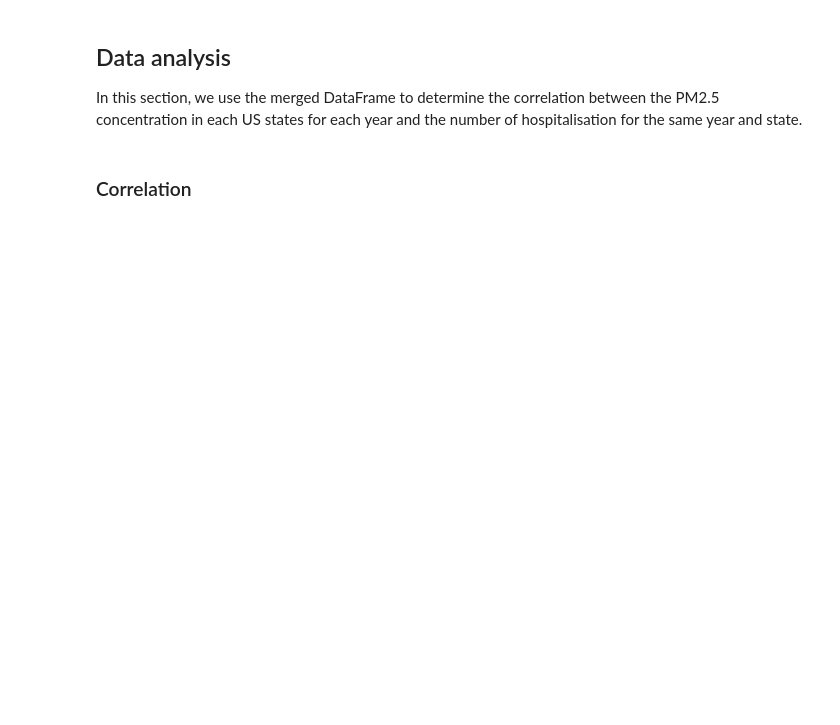
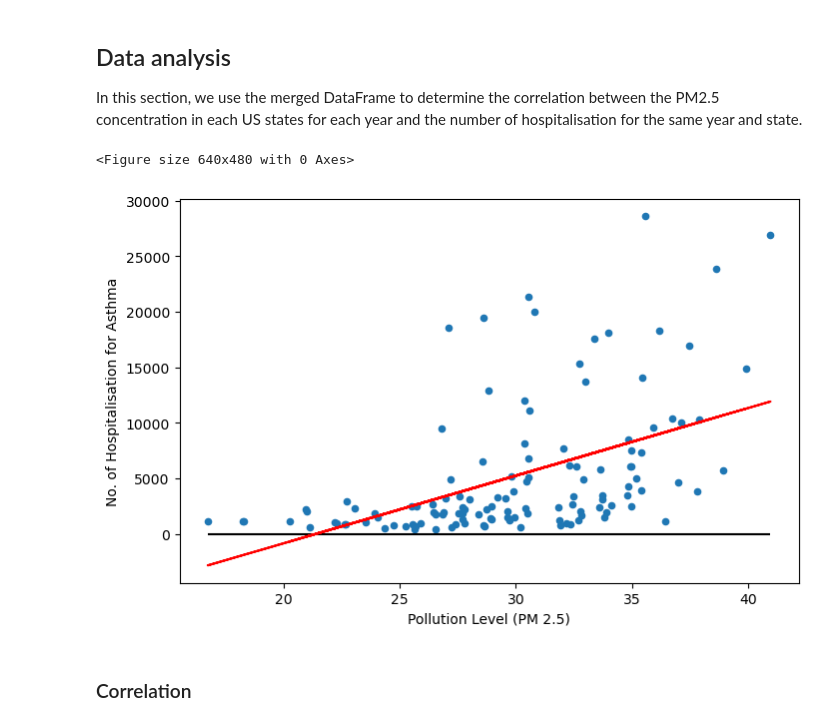
Before and after one commit to benoitchamot/AirQuality_and_Happiness, a Jupyter notebook: Analysis_AirQuality_and_Hospitalisations_in_US.ipynb, the cells around one changed output. Saved outputs shown, nothing was run; the diff lists cells and outputs as text; code cells hidden in the pictures; blank space fills up the shorter version.

```diff
--- a/Analysis_AirQuality_and_Hospitalisations_in_US.ipynb
+++ b/Analysis_AirQuality_and_Hospitalisations_in_US.ipynb
@@ -57,23 +102,27 @@ In this section, we use the merged DataFrame to determine the correlation betwee
 # %%
 figure = plt.figure()
 fig1 = airqual_hospital_df.plot.scatter('PM2.5','Hosp.', figsize=(8,5))
 fig1.set_ylabel('No. of Hospitalisation for Asthma')
 
 x_data = airqual_hospital_df['PM2.5']
 y_data = airqual_hospital_df['Hosp.']
 
 plt.hlines(0,min(x_data),max(x_data),colors='black')
 
 [slope, intercept, rvalue, pvalue, stdeve] = stats.linregress(x_data,y_data)
 y_reg = slope*x_data + intercept
 
 plt.plot(x_data,y_reg,'r')
+plt.xlabel('Pollution Level (PM 2.5)')
 
 # Save figure as PNG to add to presentation
 plt.savefig('Images/PM25_and_Hospitalisation_US.png')
 
 # SHow
 plt.show()
+# %% [output]
+<Figure size 640x480 with 0 Axes>
+[figure, added]
 # %% [markdown]
 ### Correlation
 # %%
```
Also changed, not shown: parts of 7 cells of this notebook, 9 other files.
